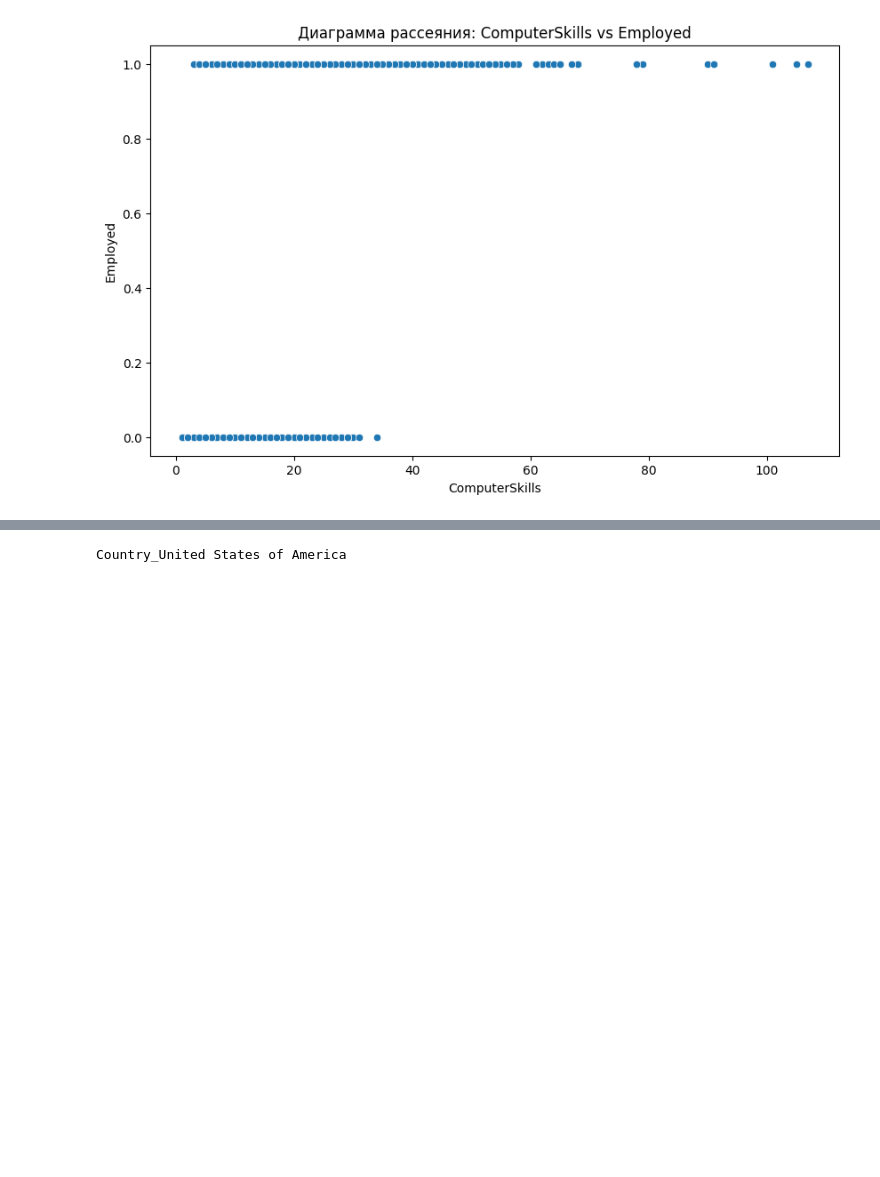
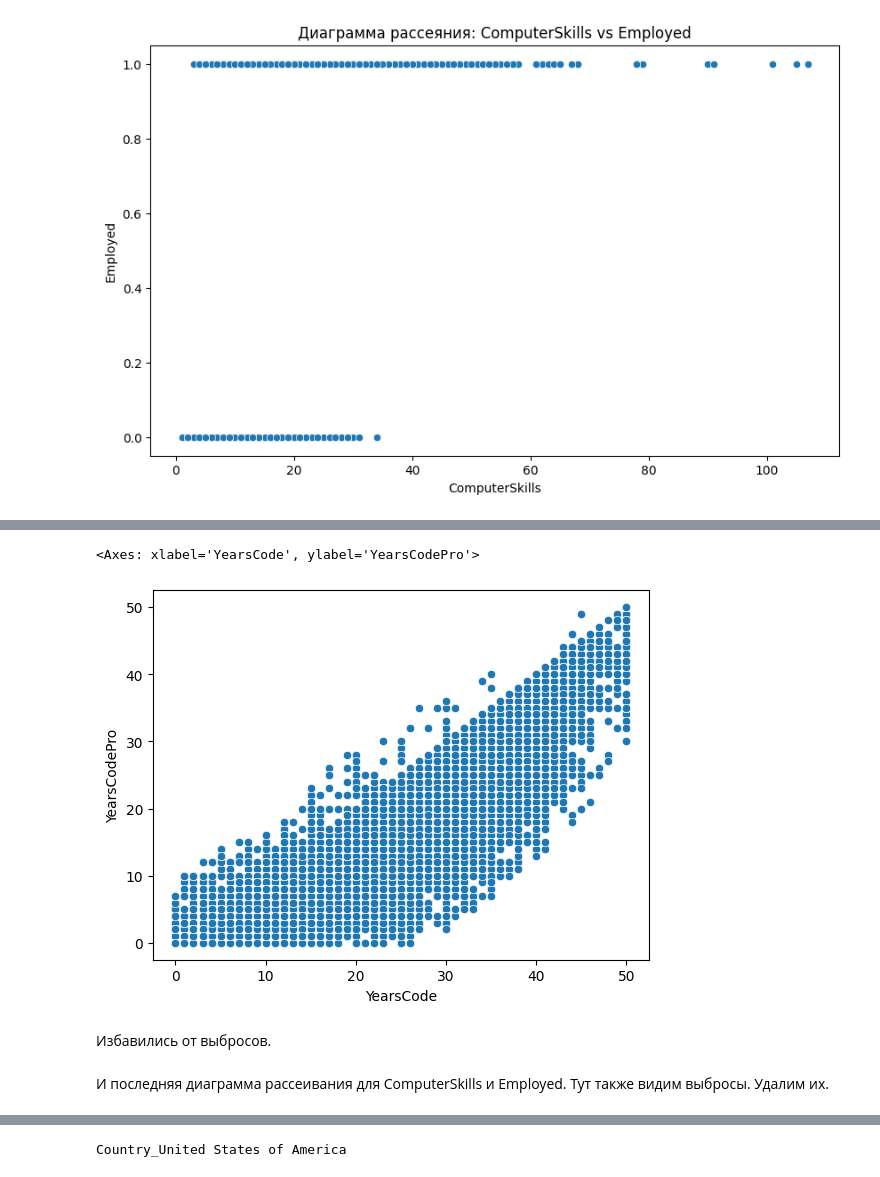
Before and after one commit to Den9p/MO_2, a Jupyter notebook: Кувшанов,_Поляруш,_Чепак_ТюмГУ_МО2_ДЗ_1.ipynb, the cells around one changed output, grey strips where cells are left out. Drawn from its saved outputs; the diff is of its cells as text; code cells hidden in the pictures; blank space fills up the shorter version.

```diff
--- a/Кувшанов,_Поляруш,_Чепак_ТюмГУ_МО2_ДЗ_1.ipynb
+++ b/Кувшанов,_Поляруш,_Чепак_ТюмГУ_МО2_ДЗ_1.ipynb
@@ -414,0 +461,13 @@ for column in columns_with_high_corr:
+# %%
+# Удаляем строки, которые соответсвуют заданным диапазонамм
+df = df[~((df['YearsCodePro'] >= df['YearsCode'] + 10) |
+           (df['YearsCodePro'] <= 1.25 * (df['YearsCode'] - 30)))]
+# %%
+sns.scatterplot(x='YearsCode',y='YearsCodePro',data=df)
+# %% [output]
+<Axes: xlabel='YearsCode', ylabel='YearsCodePro'>
+[figure, added]
+# %% [markdown]
+Избавились от выбросов.
+# %% [markdown]
+И последняя диаграмма рассеивания для ComputerSkills и Employed. Тут также видим выбросы. Удалим их.
```
Also changed, not shown: parts of 17 cells of this notebook.
